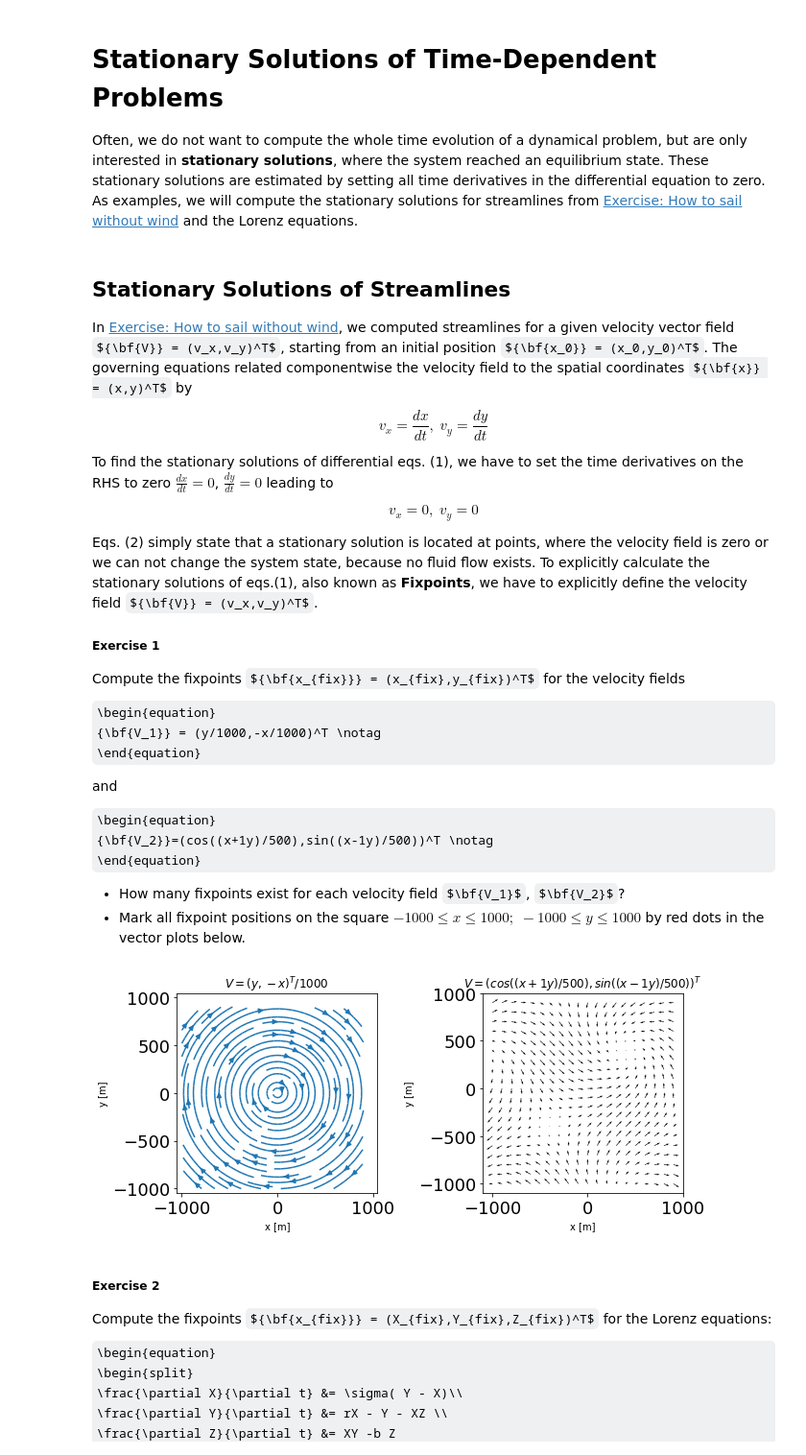
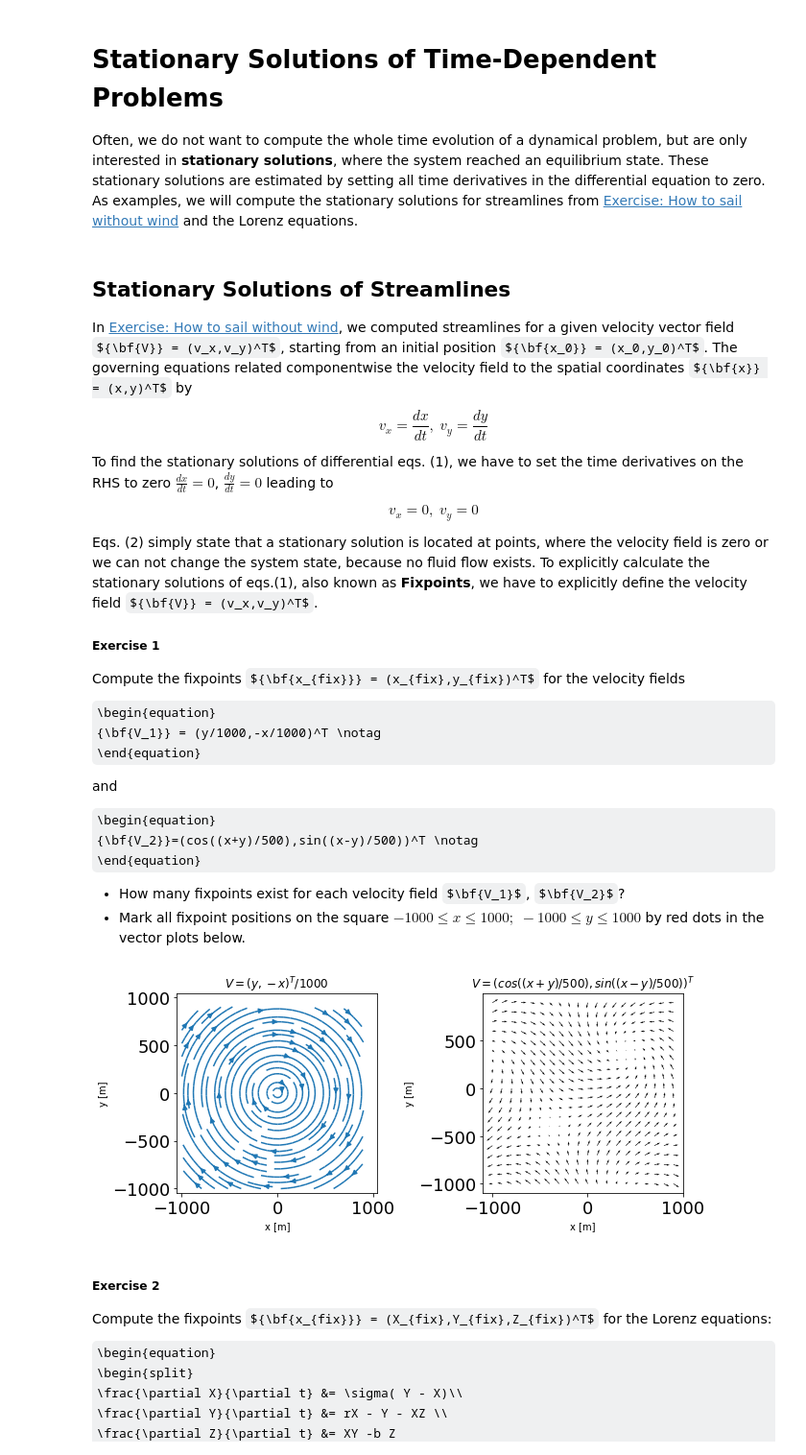
Before and after one commit to daniel-koehn/Differential-equations-earth-system, a Jupyter notebook: 03_Lorenz_equations/02_Stationary_solutions_of_DE.ipynb, the cells around one changed output. Shown at 96% size. Saved outputs shown, nothing was run; the diff lists cells and outputs as text; code cells hidden in the pictures; some formulas as TeX source.

```diff
--- a/03_Lorenz_equations/02_Stationary_solutions_of_DE.ipynb
+++ b/03_Lorenz_equations/02_Stationary_solutions_of_DE.ipynb
@@ -37,7 +37,7 @@ Compute the fixpoints ${\bf{x_{fix}}} = (x_{fix},y_{fix})^T$ for the velocity fi
 and
 
 \begin{equation}
-{\bf{V_2}}=(cos((x+1y)/500),sin((x-1y)/500))^T \notag
+{\bf{V_2}}=(cos((x+y)/500),sin((x-y)/500))^T \notag
 \end{equation}
 
 - How many fixpoints exist for each velocity field $\bf{V_1}$, $\bf{V_2}$?
@@ -72,8 +72,8 @@ def vel_xy_1(x,y):
 
 def vel_xy_2(x,y):
 
-    vx = np.cos((x+1*y)/500)
-    vy = np.sin((x-1*y)/500)
+    vx = np.cos((x+y)/500)
+    vy = np.sin((x-y)/500)
 
     return vx, vy
 # %%
@@ -92,35 +92,35 @@ X, Y = np.meshgrid(np.arange(x1, x2, dh), np.arange(x1, x2, dh))
 ax1 = plt.subplot(1, 2, 1)
 
 # Define vector field components for coordinates X,Y
 VX1,VY1 = vel_xy_1(X,Y)
 
 ax1.set_title(r'$V=(y,-x)^T/1000$')
 plt.axis('equal')
 Q = plt.streamplot(X,Y,VX1,VY1)
 # PLOT FIXPOINT POSITIONS HERE!
 
 plt.xlabel('x [m]')
 plt.ylabel('y [m]')
 
 # Plot vector field V2
 # --------------------
 ax2 = plt.subplot(1, 2, 2)
 
 # Define vector field components for coordinates X,Y
 VX2,VY2 = vel_xy_2(X,Y)
 
-ax2.set_title(r'$V=(cos((x+1y)/500),sin((x-1y)/500))^T$')
+ax2.set_title(r'$V=(cos((x+y)/500),sin((x-y)/500))^T$')
 plt.axis('equal')
 Q = plt.quiver(X,Y,VX2,VY2)
 # PLOT FIXPOINT POSITIONS HERE!
 
 plt.xlabel('x [m]')
 plt.ylabel('y [m]')
 
 plt.tight_layout()
 plt.show()
 # %% [output]
-[figure, old version]
+[figure, new version]
 # %% [markdown]
 ##### Exercise 2
 
```
Also changed, not shown: 4 other files.
